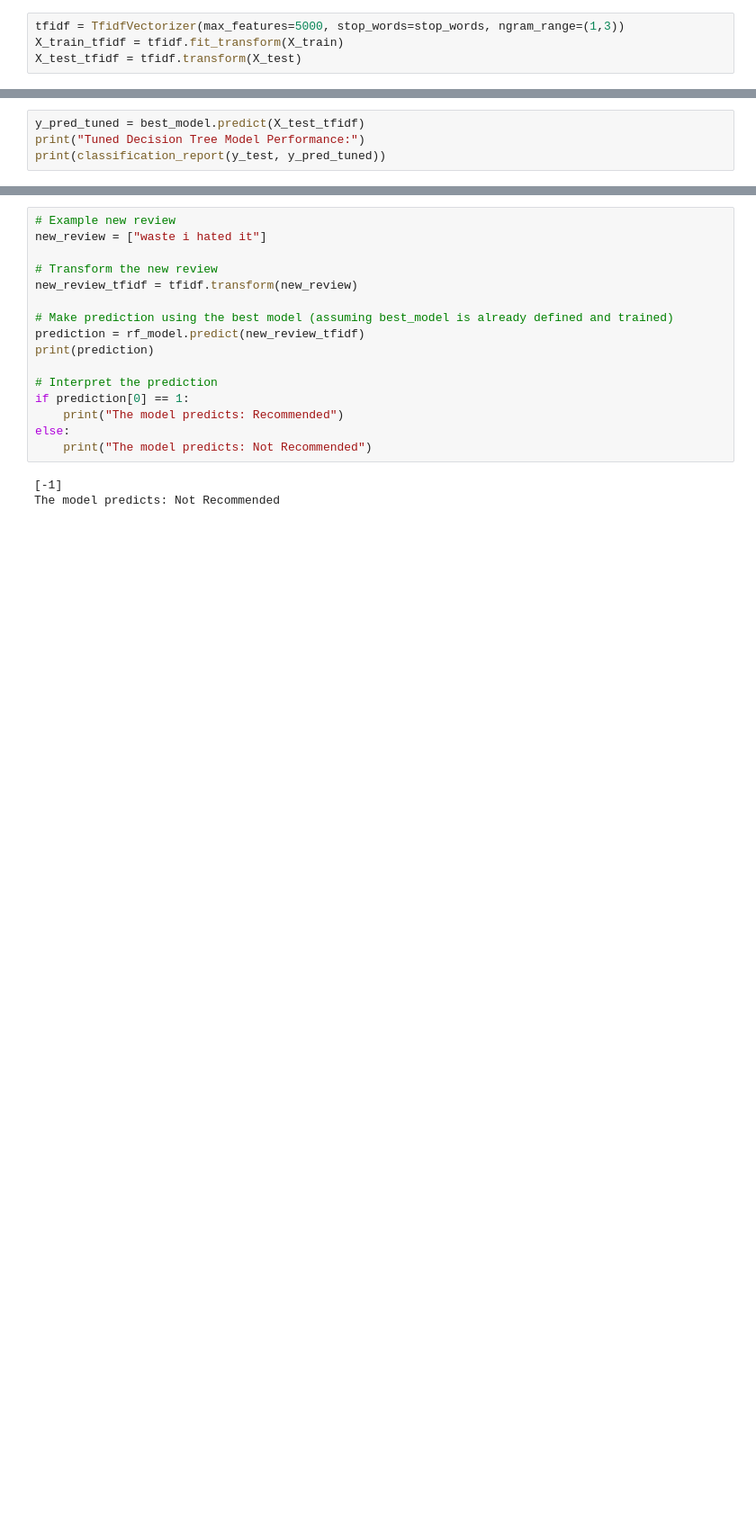
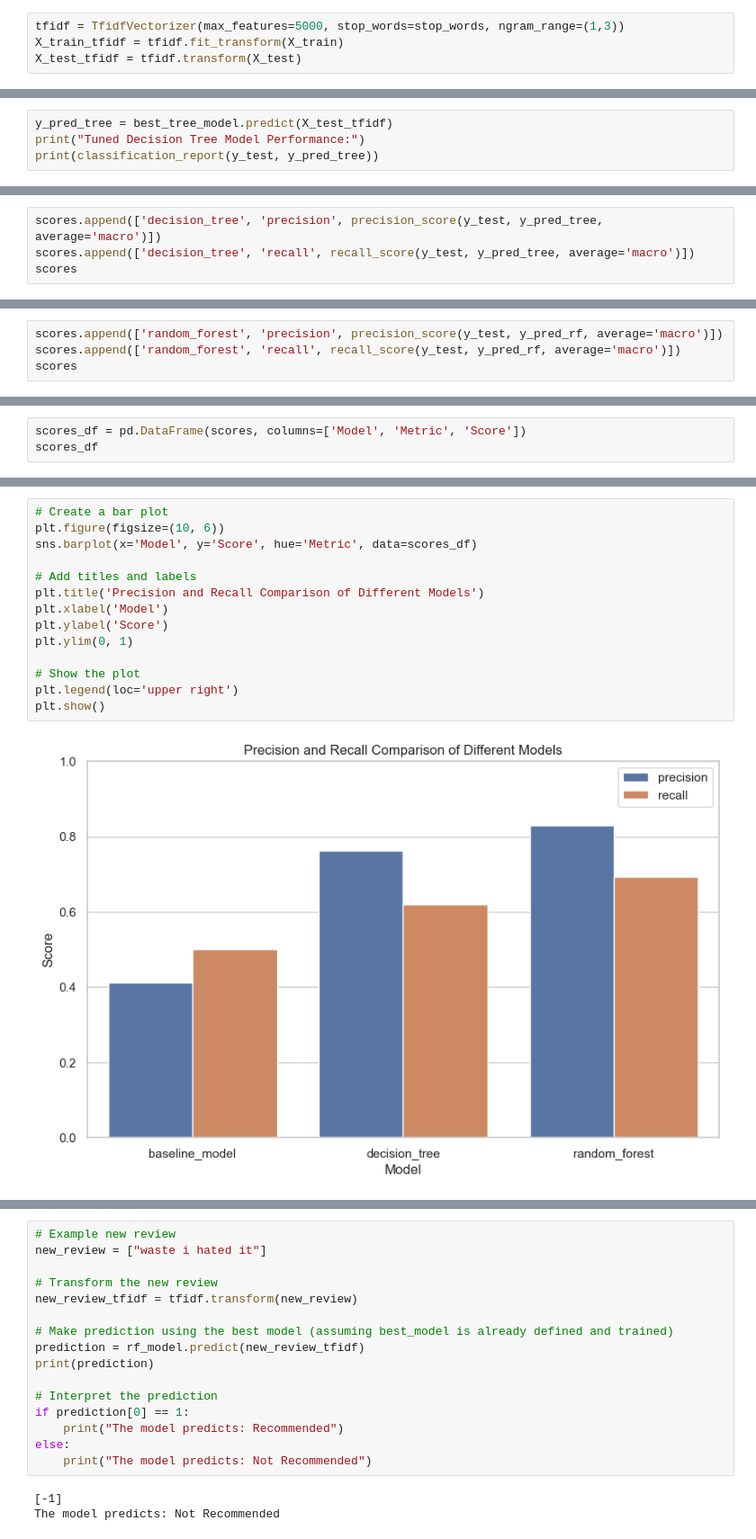
Before and after one commit to arsatija/steam-reviews-ML, a Jupyter notebook: notebooks/index.ipynb, the cells around one changed output, grey strips where cells are left out. Shown at 90% size. Drawn from its saved outputs; the diff is of its cells as text; blank space fills up the shorter version.

```diff
--- a/notebooks/index.ipynb
+++ b/notebooks/index.ipynb
@@ -179,7 +218,7 @@ evlauating the first tuned model
 # %%
-y_pred_tuned = best_model.predict(X_test_tfidf)
+y_pred_tree = best_tree_model.predict(X_test_tfidf)
 print("Tuned Decision Tree Model Performance:")
-print(classification_report(y_test, y_pred_tuned))
+print(classification_report(y_test, y_pred_tree))
 # %% [output]
 Tuned Decision Tree Model Performance:
               precision    recall  f1-score   support
@@ -210,0 +232,4 @@ plt.show()
+# %%
+scores.append(['decision_tree', 'precision', precision_score(y_test, y_pred_tree, average='macro')])
+scores.append(['decision_tree', 'recall', recall_score(y_test, y_pred_tree, average='macro')])
+scores
@@ -227,3 +272,7 @@ Random Forest Model Performance:
     accuracy                           0.87     44839
    macro avg       0.83      0.69      0.73     44839
 weighted avg       0.86      0.87      0.86     44839
+# %%
+scores.append(['random_forest', 'precision', precision_score(y_test, y_pred_rf, average='macro')])
+scores.append(['random_forest', 'recall', recall_score(y_test, y_pred_rf, average='macro')])
+scores
@@ -229,0 +290,3 @@ weighted avg       0.86      0.87      0.86     44839
+# %%
+scores_df = pd.DataFrame(scores, columns=['Model', 'Metric', 'Score'])
+scores_df
@@ -229,0 +301,16 @@ weighted avg       0.86      0.87      0.86     44839
+# %%
+# Create a bar plot
+plt.figure(figsize=(10, 6))
+sns.barplot(x='Model', y='Score', hue='Metric', data=scores_df)
+
+# Add titles and labels
+plt.title('Precision and Recall Comparison of Different Models')
+plt.xlabel('Model')
+plt.ylabel('Score')
+plt.ylim(0, 1)
+
+# Show the plot
+plt.legend(loc='upper right')
+plt.show()
+# %% [output]
+[figure, added]
```
Also changed, not shown: parts of 48 cells of this notebook.
